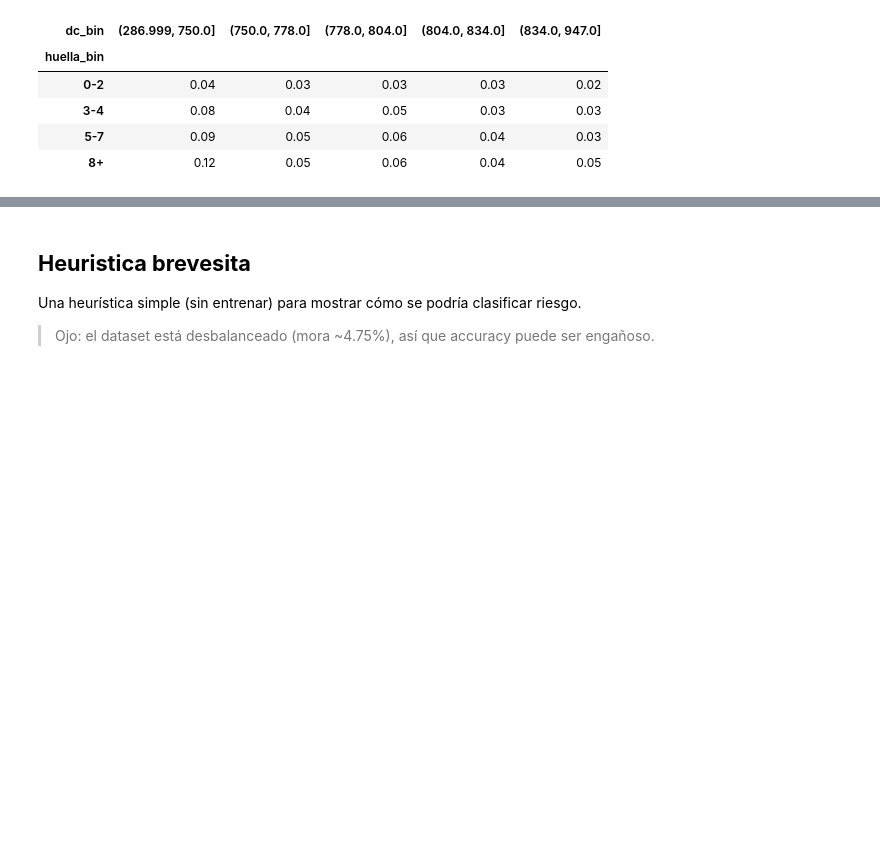
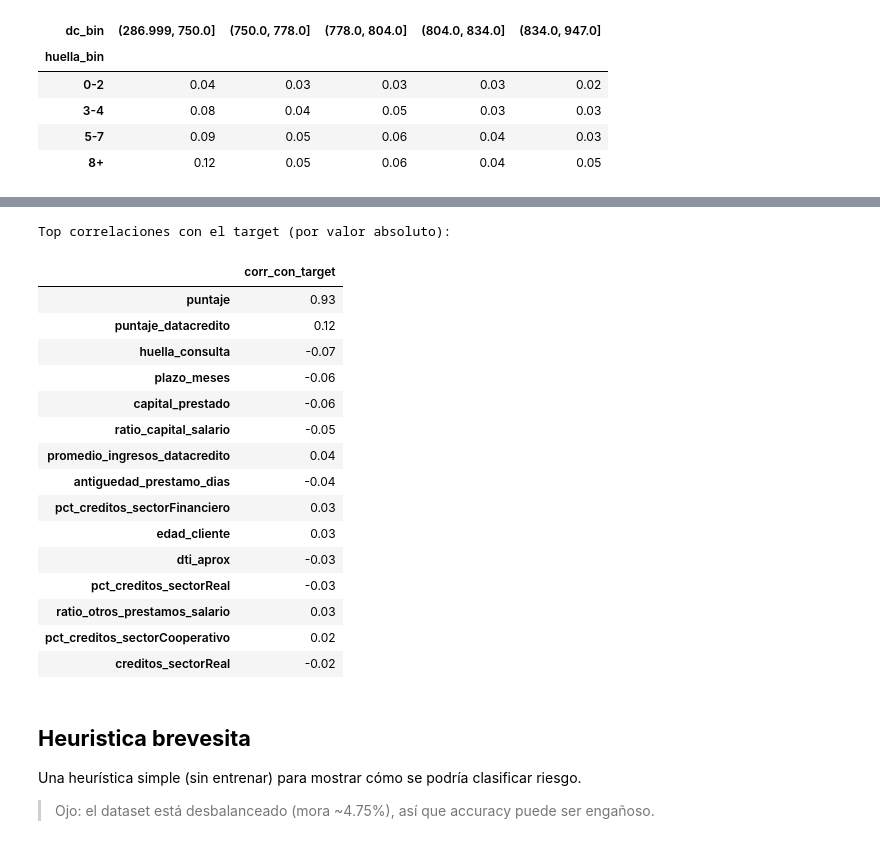
Before and after one commit to j-j-molina/PYTHON_ETL, a Jupyter notebook: etl_scripts/src/desarrollo/transformacion_eda.ipynb, the cells around one changed output, grey strips where cells are left out. Cells and saved outputs as stored; diff of their text form; code cells hidden in the pictures; blank space fills up the shorter version.

```diff
--- a/etl_scripts/src/desarrollo/transformacion_eda.ipynb
+++ b/etl_scripts/src/desarrollo/transformacion_eda.ipynb
@@ -662,3 +685,27 @@ pivot
+# %%
+# Correlación de cada numérica con el target (útil para insights rápidos)
+corr_target = corr[TARGET].drop(labels=[TARGET]).sort_values(key=np.abs, ascending=False)
+
+print("Top correlaciones con el target (por valor absoluto):")
+display(corr_target.head(15).to_frame("corr_con_target"))
+# %% [output]
+Top correlaciones con el target (por valor absoluto):
+|  | corr_con_target |
+| puntaje | 0.93 |
+| puntaje_datacredito | 0.12 |
+| huella_consulta | -0.07 |
+| plazo_meses | -0.06 |
+| capital_prestado | -0.06 |
+| ratio_capital_salario | -0.05 |
+| promedio_ingresos_datacredito | 0.04 |
+| antiguedad_prestamo_dias | -0.04 |
+| pct_creditos_sectorFinanciero | 0.03 |
+| edad_cliente | 0.03 |
+| dti_aprox | -0.03 |
+| pct_creditos_sectorReal | -0.03 |
+| ratio_otros_prestamos_salario | 0.03 |
+| pct_creditos_sectorCooperativo | 0.02 |
+| creditos_sectorReal | -0.02 |
 # %% [markdown]
 ## **Heuristica brevesita**
 Una heurística simple (sin entrenar) para mostrar cómo se podría clasificar riesgo.
```
Also changed, not shown: parts of 1 cell of this notebook, 1 other file.
